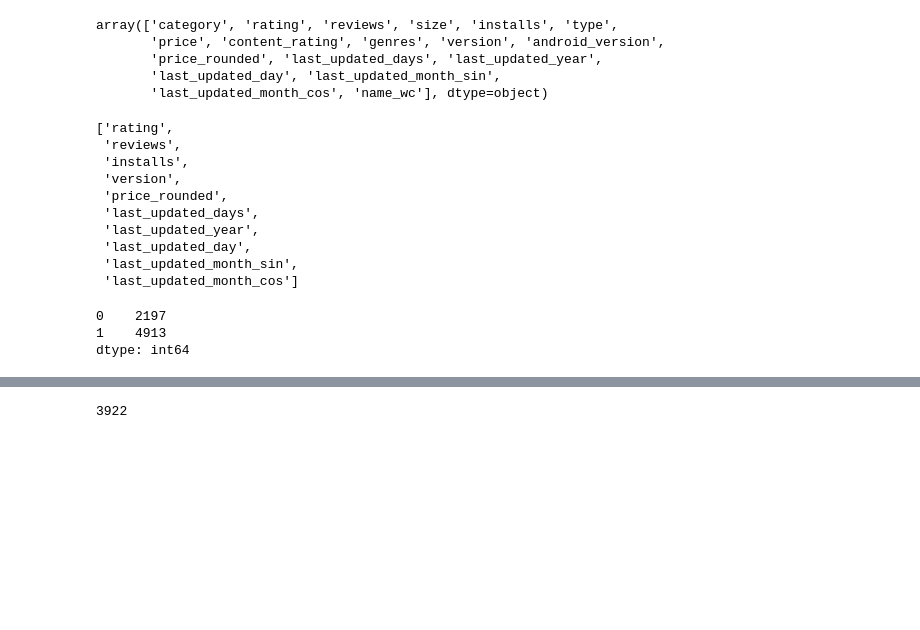
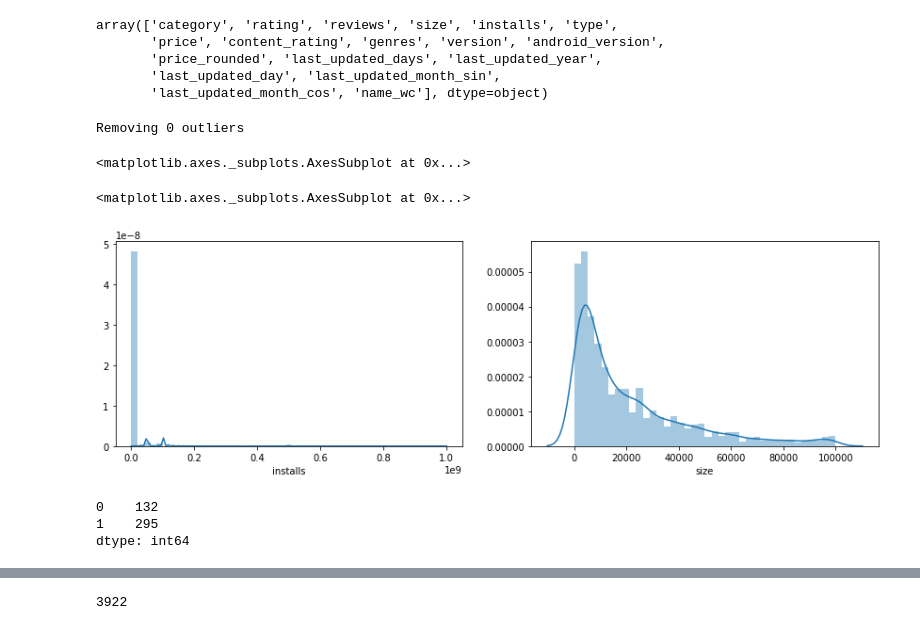
Before and after one commit to mihaighidoveanu/data-science-lab, a Jupyter notebook: AndroidScience.ipynb, the cells around one changed output, grey strips where cells are left out. Saved outputs shown, nothing was run; the diff lists cells and outputs as text; code cells hidden in the pictures; blank space fills up the shorter version.

```diff
--- a/AndroidScience.ipynb
+++ b/AndroidScience.ipynb
@@ -63,23 +67,32 @@ array(['category', 'rating', 'reviews', 'size', 'installs', 'type',
 # %%
 pre_features = ['category', 'size', 'type', 'price', 'content_rating', 'genres', 'android_version', 'name_wc']
 post_features = [feature for feature in df.columns.values if feature not in pre_features]
+log_features = ['reviews', 'installs', 'size']
-# %%
-post_features
-# %% [output]
-['rating',
- 'reviews',
- 'installs',
- 'version',
- 'price_rounded',
- 'last_updated_days',
- 'last_updated_year',
- 'last_updated_day',
- 'last_updated_month_sin',
- 'last_updated_month_cos']
+# %%
+df[log_features] = np.log(df[log_features])
+# %%
+from scipy import stats
+remove_outliers = True
+if remove_outliers:
+    z = np.abs(stats.zscore(df))
+    mask = (z>3).all(axis = 1)
+    print('Removing %d outliers' % mask.sum())
+    df = df[~mask]
+# %% [output]
+Removing 0 outliers
 # %%
-Y = df['rating'].values
-df = df.drop(columns = ['rating'])[pre_features]
-X = df.values
+Y = df['installs'].values
+X = df.drop(columns = ['installs'])
+X = X[pre_features].values
+# %%
+fig, axs = plt.subplots(nrows = 1,ncols = 2)
+fig.subplots_adjust(right = 2)
+sns.distplot(df['installs'], ax = axs[0])
+sns.distplot(df['size'], ax = axs[1])
+# %% [output]
+<matplotlib.axes._subplots.AxesSubplot at 0x...>
+<matplotlib.axes._subplots.AxesSubplot at 0x...>
+[figure, added]
 # %%
 # split rating into two labels
 Y = pd.cut(Y,
@@ -88,8 +101,8 @@ Y = pd.cut(Y,
 Y.value_counts()
 Y = Y.codes
 # %% [output]
-0    2197
-1    4913
+0    132
+1    295
 dtype: int64
 # %%
 from sklearn.model_selection import train_test_split
```
Also changed, not shown: parts of 23 cells of this notebook, 2 other files.
